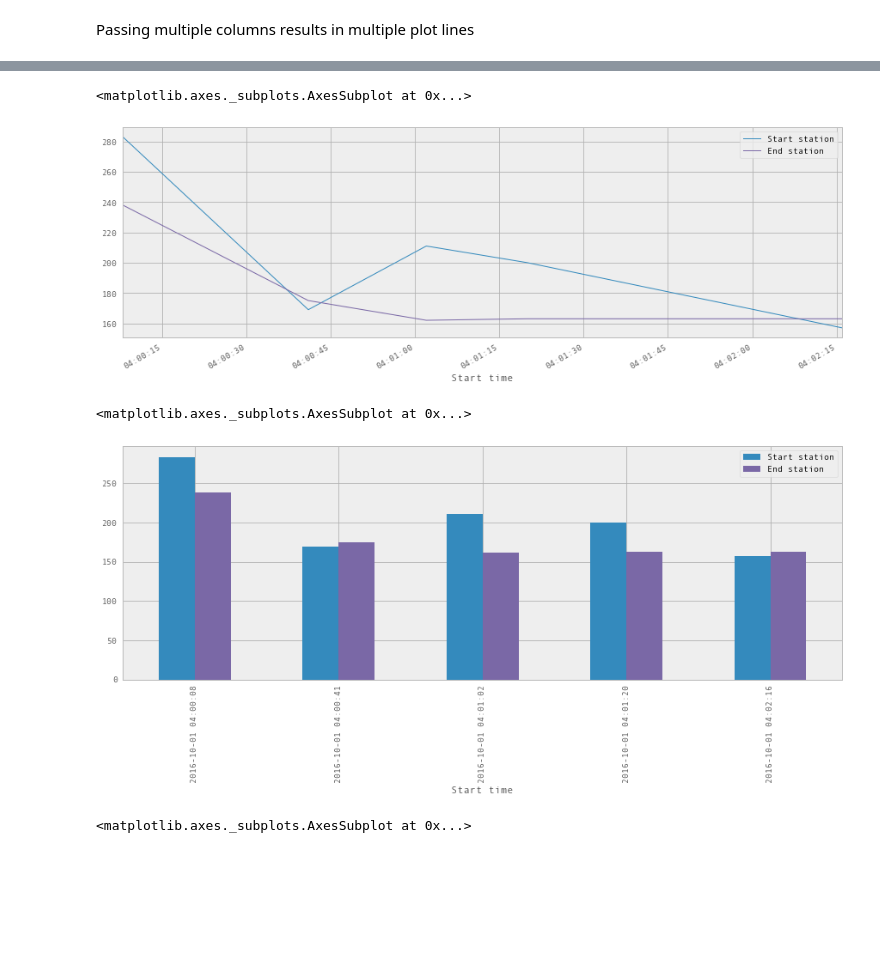
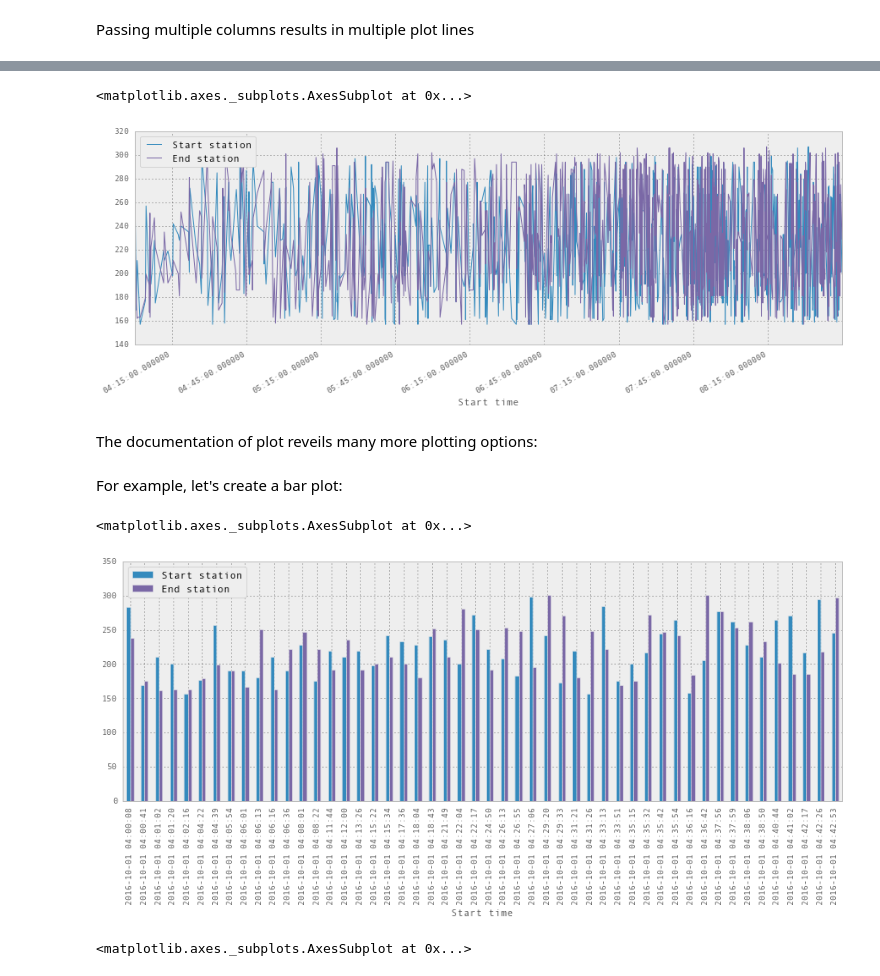
Before and after one commit to UiO-IN3110/UiO-IN3110.github.io, a Jupyter notebook: lectures/11_pandas/Pandas.ipynb, the cells around one changed output, grey strips where cells are left out. Cells and saved outputs as stored; diff of their text form; code cells hidden in the pictures; blank space fills up the shorter version.

```diff
--- a/lectures/11_pandas/Pandas.ipynb
+++ b/lectures/11_pandas/Pandas.ipynb
@@ -233,15 +244,19 @@ We can also select a column to be used as the y-axis:
 # %%
-bike_stats_types[['Start time', 'Start station', 'End station']].head().plot(x='Start time', y=['Start station', 'End station'])
+bike_stats_types.head(1000).plot(x='Start time', y=['Start station', 'End station'])
 # %% [output]
 <matplotlib.axes._subplots.AxesSubplot at 0x...>
-[figure, old version]
+[figure, new version]
+# %% [markdown]
+The documentation of plot reveils many more plotting options:
 # %%
 bike_stats_types.plot?
+# %% [markdown]
+For example, let's create a bar plot:
 # %%
-bike_stats_types[['Start time', 'Start station', 'End station']].head().plot(x='Start time', y=['Start station', 'End station'], kind='bar')
+bike_stats_types.head(50).plot(x='Start time', y=['Start station', 'End station'], kind='bar')
 # %% [output]
 <matplotlib.axes._subplots.AxesSubplot at 0x...>
-[figure, old version]
+[figure, new version]
 # %%
 bike_stats_types['Start station'].plot(kind='hist')
 # %% [output]
```
Also changed, not shown: parts of 26 cells of this notebook.
